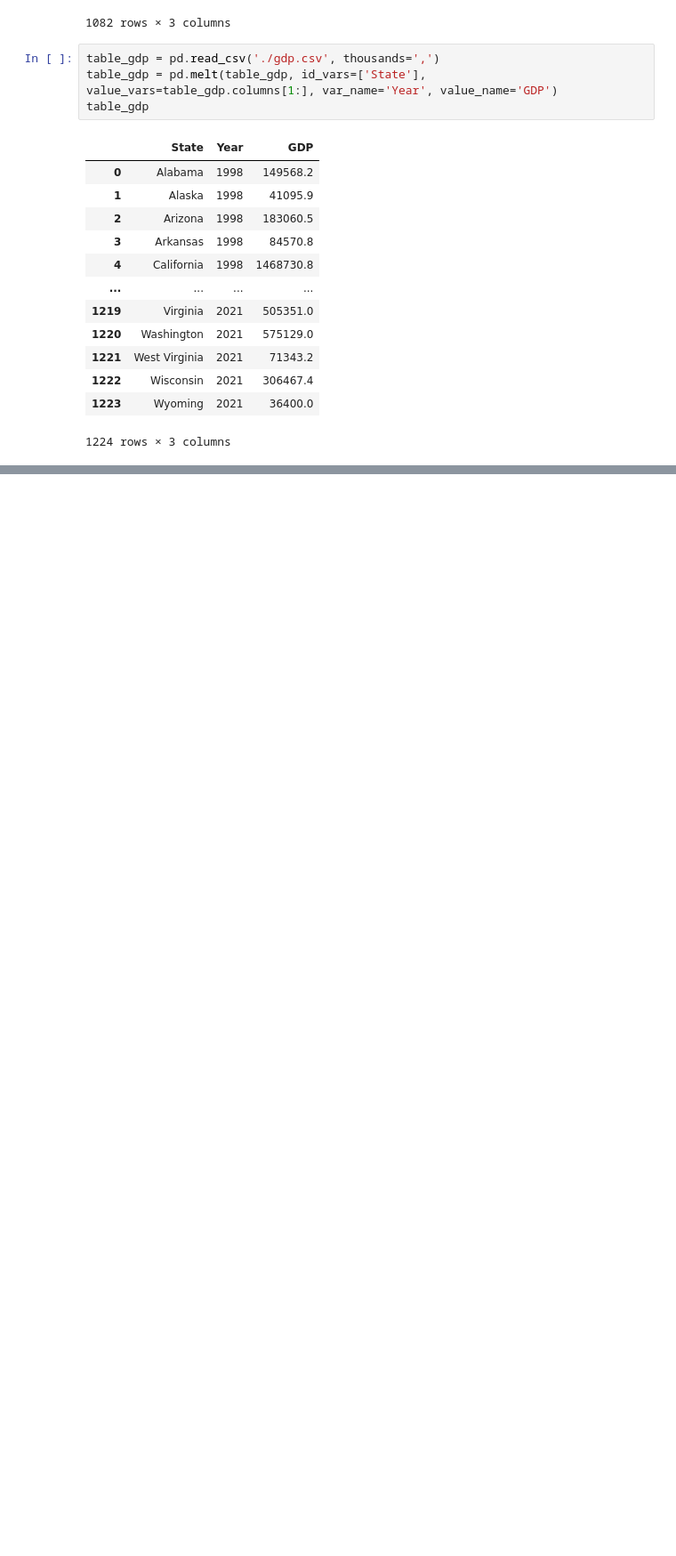
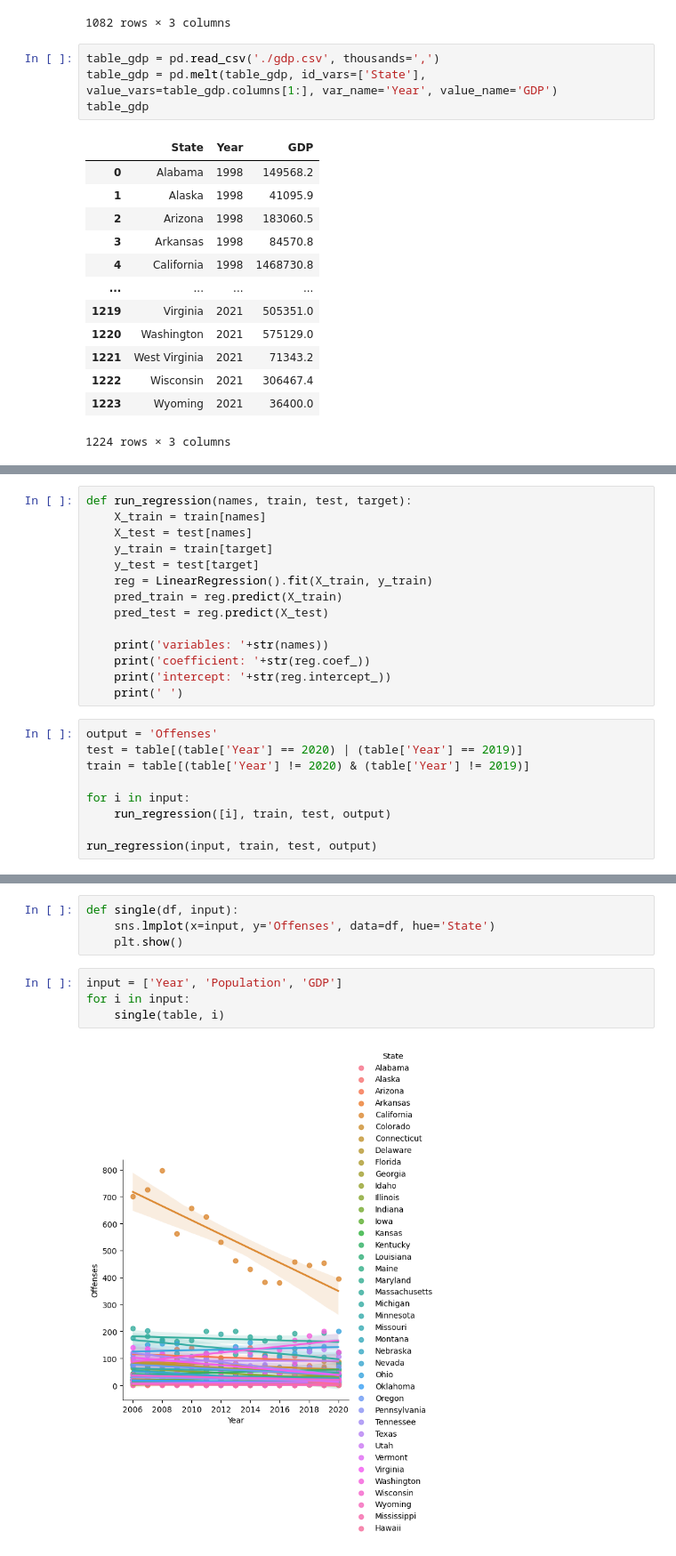
Before and after one commit to ChenTsizhen/2950_Project, a Jupyter notebook: master.ipynb, the cells around one changed output, grey strips where cells are left out. Shown at 89% size. Saved outputs shown, nothing was run; the diff lists cells and outputs as text; blank space fills up the shorter version.

```diff
--- a/master.ipynb
+++ b/master.ipynb
@@ -144,0 +152,23 @@ table
+# %%
+def run_regression(names, train, test, target):
+    X_train = train[names]
+    X_test = test[names]
+    y_train = train[target]
+    y_test = test[target]
+    reg = LinearRegression().fit(X_train, y_train)
+    pred_train = reg.predict(X_train)
+    pred_test = reg.predict(X_test)
+
+    print('variables: '+str(names))
+    print('coefficient: '+str(reg.coef_))
+    print('intercept: '+str(reg.intercept_))
+    print(' ')
+# %%
+output = 'Offenses'
+test = table[(table['Year'] == 2020) | (table['Year'] == 2019)]
+train = table[(table['Year'] != 2020) & (table['Year'] != 2019)]
+
+for i in input:
+    run_regression([i], train, test, output)
+
+run_regression(input, train, test, output)
@@ -144,0 +191,10 @@ table
+# %%
+def single(df, input):
+    sns.lmplot(x=input, y='Offenses', data=df, hue='State')
+    plt.show()
+# %%
+input = ['Year', 'Population', 'GDP']
+for i in input:
+    single(table, i)
+# %% [output]
+[figure, added]
```
Also changed, not shown: parts of 4 cells of this notebook.
